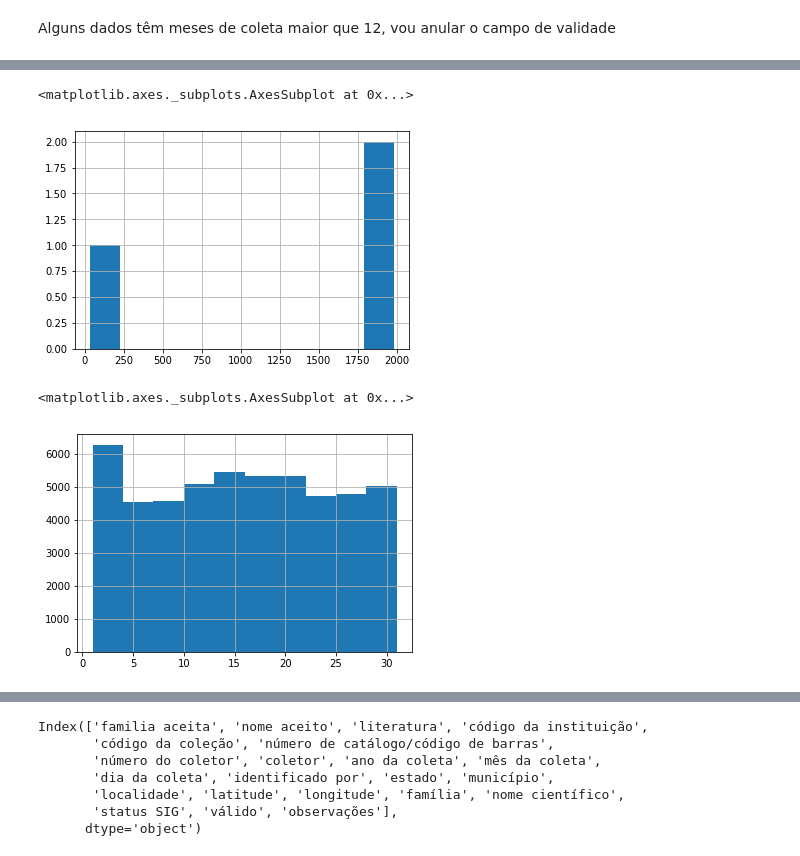
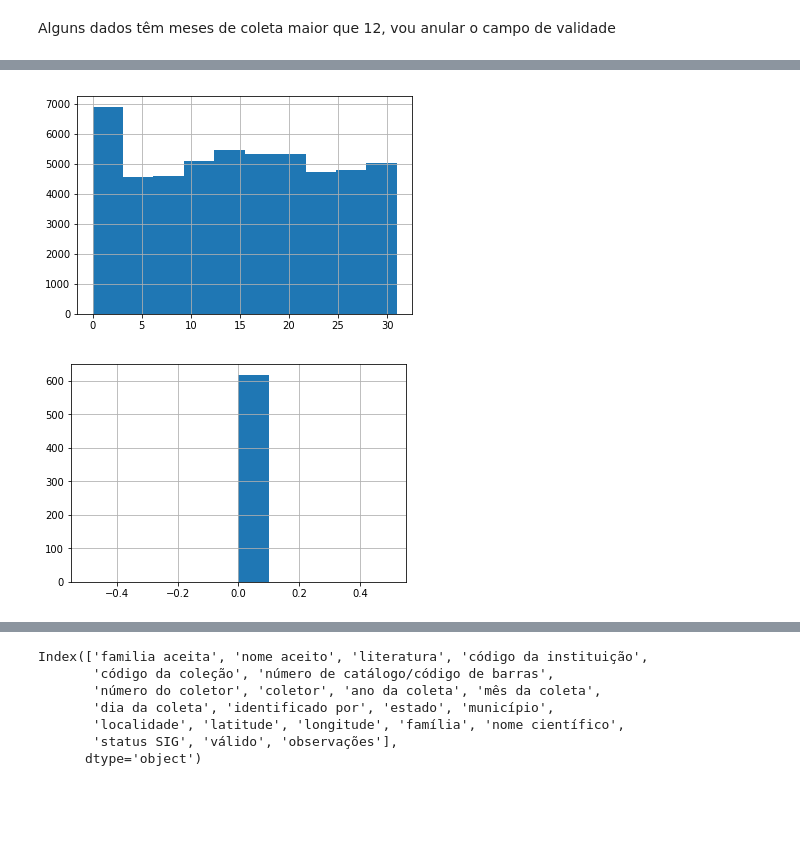
Before and after one commit to andreclaudino/pandas-bad-data, a Jupyter notebook: notebooks/01 - Ajustes dados ruins.ipynb, the cells around one changed output, grey strips where cells are left out. Saved outputs shown, nothing was run; the diff lists cells and outputs as text; code cells hidden in the pictures; blank space fills up the shorter version.

```diff
--- a/notebooks/01 - Ajustes dados ruins.ipynb
+++ b/notebooks/01 - Ajustes dados ruins.ipynb
@@ -221,6 +229,6 @@ df['mês da coleta'] = df['mês da coleta'].apply(lambda v: 0 if math.isnan(v) e
 Alguns dados têm meses de coleta maior que 12, vou anular o campo de validade
 # %%
 def invalidate_by_month(row):
-    return None if row['mês da coleta'] > 12 else v.válido
+    return False if row['mês da coleta'] > 12 else row.válido
 
 df.válido = df.T.apply(invalidate_by_month)
@@ -262,10 +300,10 @@ Aqui vou trabalhar com o dia da coleta
 # %%
-df['dia da coleta'][lambda v: v > 31].hist()
+df['dia da coleta'][lambda v: v <= 31].hist()
+plt.show()
 # %% [output]
-<matplotlib.axes._subplots.AxesSubplot at 0x...>
-[figure, old version]
+[figure, new version]
 # %%
-df['dia da coleta'][lambda v: v <= 31][lambda v: v > 0].hist()
+df['dia da coleta'][lambda v: v == 0].hist()
+plt.show()
 # %% [output]
-<matplotlib.axes._subplots.AxesSubplot at 0x...>
-[figure, old version]
+[figure, new version]
```
Also changed, not shown: parts of 44 cells of this notebook, 11 other files.
